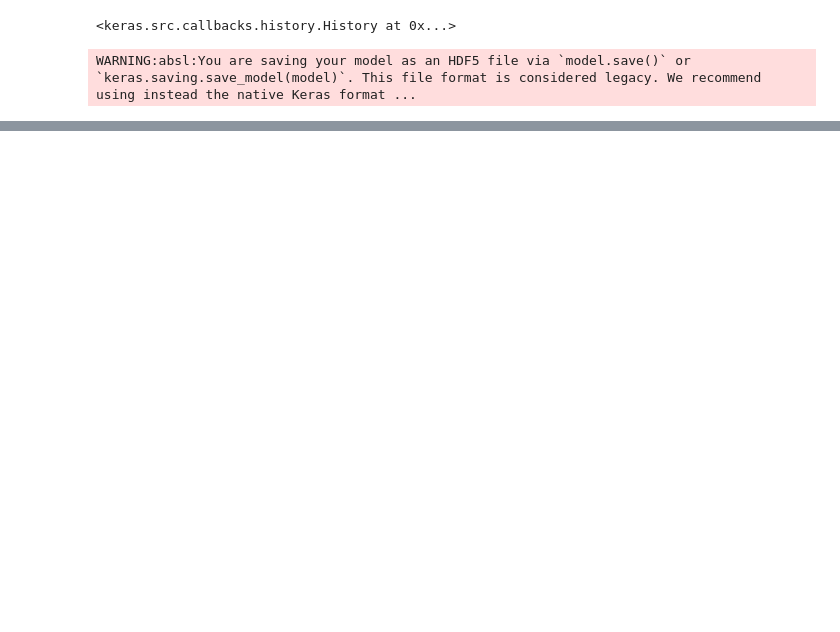
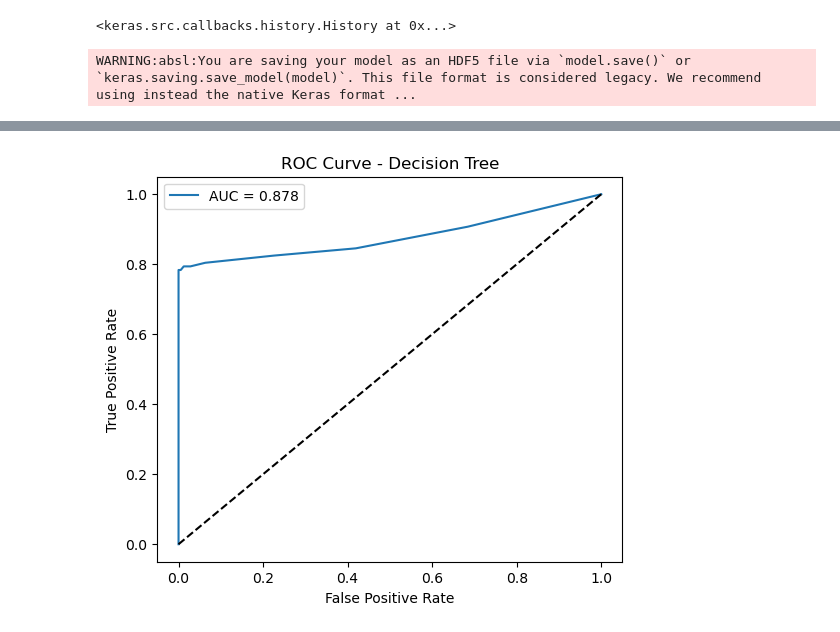
Before and after one commit to sukhadak11/Telecommunications_Churn, a Jupyter notebook: project_1.ipynb, the cells around one changed output, grey strips where cells are left out. Saved outputs shown, nothing was run; the diff lists cells and outputs as text; code cells hidden in the pictures; blank space fills up the shorter version.

```diff
--- a/project_1.ipynb
+++ b/project_1.ipynb
@@ -417,6 +449,12 @@ Helps understand decision rules
 Works well for structured data
 # %%
 from sklearn.tree import DecisionTreeClassifier
+# %%
+param_grid_dt = {
+    'max_depth': [3, 5, 7, 10],
+    'min_samples_split': [2, 5, 10],
+    'min_samples_leaf': [1, 2, 4]
+}
 # %%
 dt_model = DecisionTreeClassifier(
     max_depth=5,
@@ -426,3 +473,3 @@ dt_model = DecisionTreeClassifier(
 # %%
-dt_model.fit(X_train, y_train)
+grid_dt.fit(X_train, y_train)
 # %% [output]
@@ -429,0 +484,3 @@ DecisionTreeClassifier(class_weight='balanced', max_depth=5, random_state=42)
+# %%
+best_dt = grid_dt.best_estimator_
+print("Best Hyperparameters:", grid_dt.best_params_)
@@ -641,0 +802,14 @@ WARNING:absl:You are saving your model as an HDF5 file via `model.save()` or `ke
+# %%
+fpr_dt, tpr_dt, _ = roc_curve(y_test, y_prob_dt)
+roc_dt = roc_auc_score(y_test, y_prob_dt)
+
+plt.figure(figsize=(6,5))
+plt.plot(fpr_dt, tpr_dt, label=f'AUC = {roc_dt:.3f}')
+plt.plot([0,1], [0,1], 'k--')
+plt.xlabel("False Positive Rate")
+plt.ylabel("True Positive Rate")
+plt.title("ROC Curve - Decision Tree")
+plt.legend()
+plt.show()
+# %% [output]
+[figure, added]
```
Also changed, not shown: parts of 51 cells of this notebook, 5 other files.
